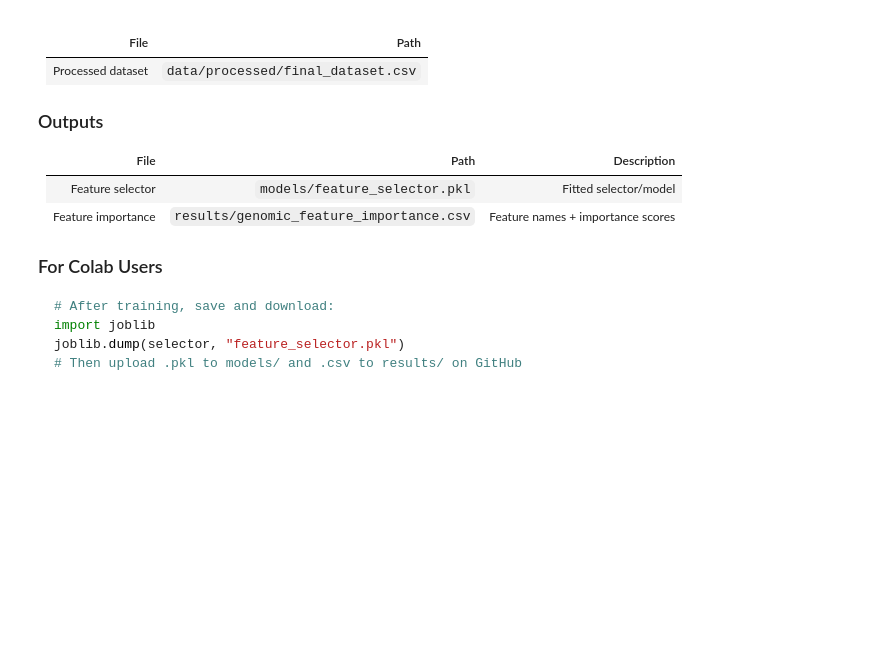
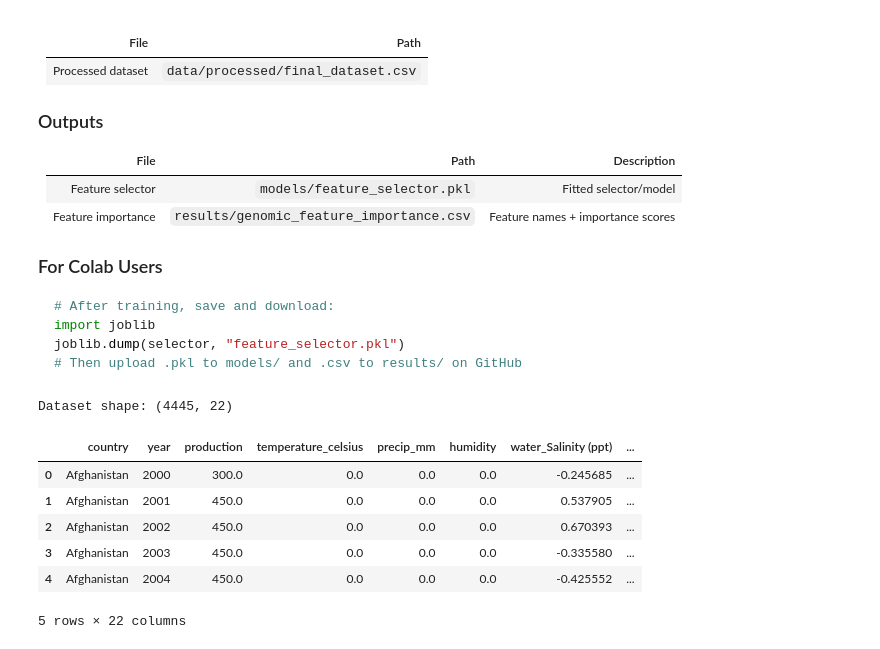
Before and after one commit to KhushiChandak04/Aquaculture-MajorProject, a Jupyter notebook: notebooks/04_genomic_xai_janhavi.ipynb, the cells around one changed output. Drawn from its saved outputs; the diff is of its cells as text; code cells hidden in the pictures; blank space fills up the shorter version.

```diff
--- a/notebooks/04_genomic_xai_janhavi.ipynb
+++ b/notebooks/04_genomic_xai_janhavi.ipynb
@@ -47,13 +54,20 @@ import shap
 # %%
 # ============================================================
 # LOAD DATA
 # ============================================================
 # If running in Colab, upload final_dataset.csv or mount drive
 # DATA_PATH = "final_dataset.csv"          # Colab
 DATA_PATH = os.path.join("..", "data", "processed", "final_dataset.csv")  # Local
 
-# df = pd.read_csv(DATA_PATH)
-# print(f"Dataset shape: {df.shape}")
-# df.head()
-
-print("TODO: Uncomment after final_dataset.csv is available")
+df = pd.read_csv(DATA_PATH)
+print(f"Dataset shape: {df.shape}")
+df.head()
+# %% [output]
+Dataset shape: (4445, 22)
+|  | country | year | production | temperature_celsius | precip_mm | humidity | water_Salinity (ppt) | ... |
+| 0 | Afghanistan | 2000 | 300.0 | 0.0 | 0.0 | 0.0 | -0.245685 | ... |
+| 1 | Afghanistan | 2001 | 450.0 | 0.0 | 0.0 | 0.0 | 0.537905 | ... |
+| 2 | Afghanistan | 2002 | 450.0 | 0.0 | 0.0 | 0.0 | 0.670393 | ... |
+| 3 | Afghanistan | 2003 | 450.0 | 0.0 | 0.0 | 0.0 | -0.335580 | ... |
+| 4 | Afghanistan | 2004 | 450.0 | 0.0 | 0.0 | 0.0 | -0.425552 | ... |
+5 rows × 22 columns
```
Also changed, not shown: parts of 14 cells of this notebook, 10 other files.
